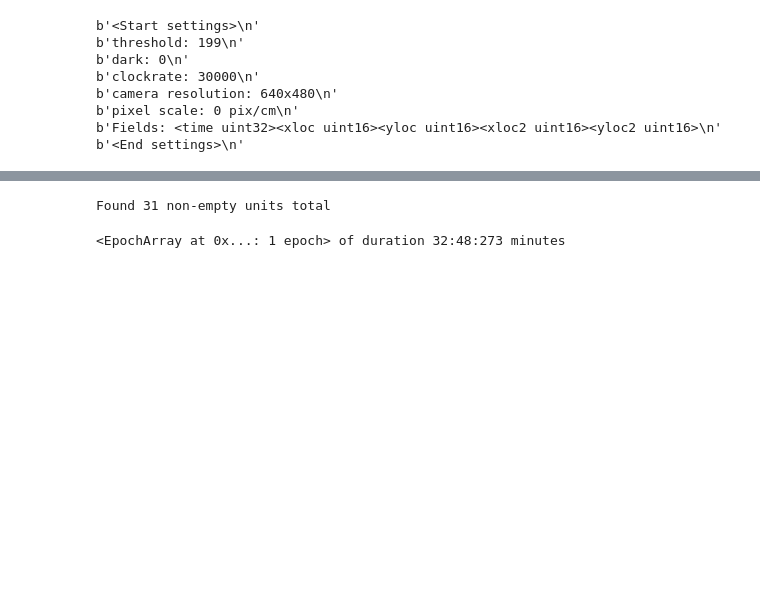
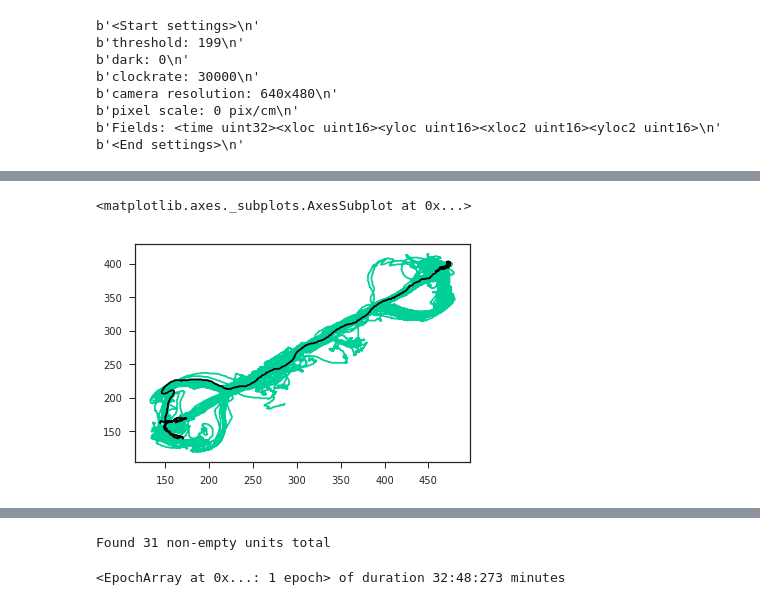
Before and after one commit to nelpy/example-analyses, a Jupyter notebook: LinearTrackDemo.ipynb, the cells around one changed output, grey strips where cells are left out. Cells and saved outputs as stored; diff of their text form; code cells hidden in the pictures; blank space fills up the shorter version.

```diff
--- a/LinearTrackDemo.ipynb
+++ b/LinearTrackDemo.ipynb
@@ -256,0 +295,6 @@ ax = npl.plot(pos1d.smooth(sigma=0.5))
+# %%
+npl.plot2d(pos) # plot the entire trajectory
+npl.plot2d(pos[ep], color='k') # plot pos restricted to ep
+# %% [output]
+<matplotlib.axes._subplots.AxesSubplot at 0x...>
+[figure, added]
```
Also changed, not shown: parts of 81 cells of this notebook.
